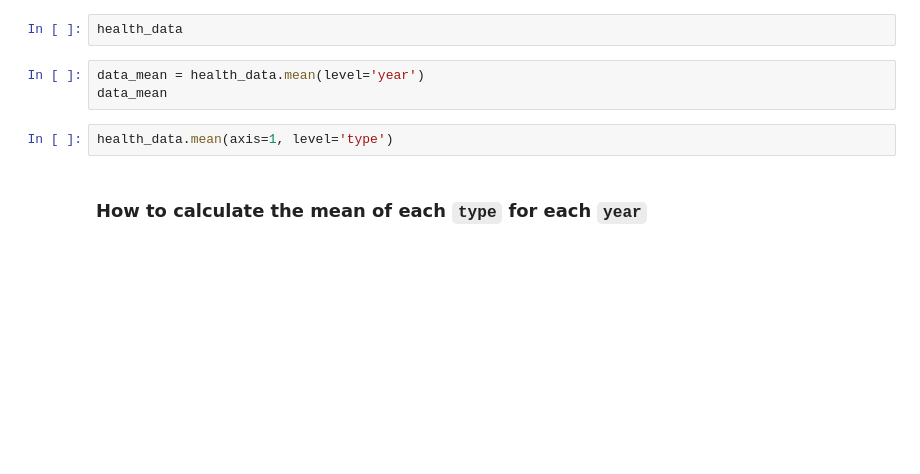
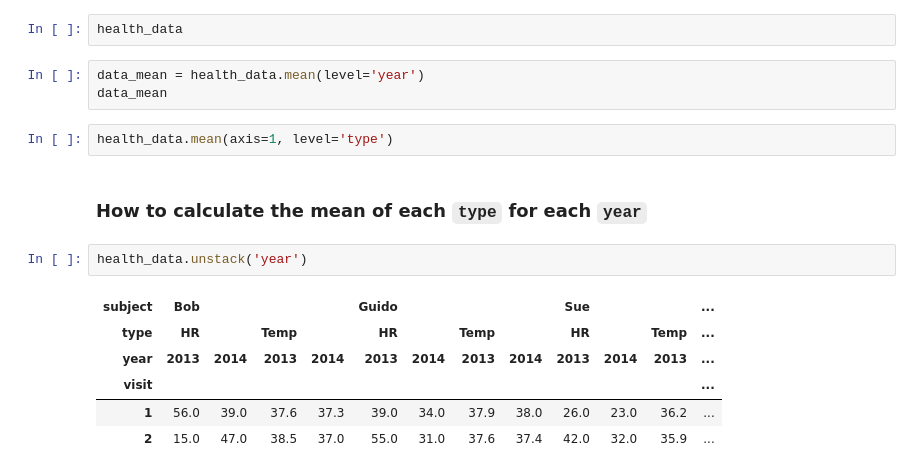
Before and after one commit to hangjianli/2019-fa-stats131, a Jupyter notebook: disc6.ipynb, the cells around one changed output. Drawn from its saved outputs; the diff is of its cells as text; blank space fills up the shorter version.

```diff
--- a/disc6.ipynb
+++ b/disc6.ipynb
@@ -169,5 +166,14 @@ data_mean
 health_data.mean(axis=1, level='type')
 # %% [markdown]
 ### How to calculate the mean of each `type` for each `year`
+# %%
+health_data.unstack('year')
+# %% [output]
+| subject | Bob |  |  |  | Guido |  |  |  | Sue |  |  | ... |
+| type | HR |  | Temp |  | HR |  | Temp |  | HR |  | Temp | ... |
+| year | 2013 | 2014 | 2013 | 2014 | 2013 | 2014 | 2013 | 2014 | 2013 | 2014 | 2013 | ... |
+| visit |  |  |  |  |  |  |  |  |  |  |  | ... |
+| 1 | 56.0 | 39.0 | 37.6 | 37.3 | 39.0 | 34.0 | 37.9 | 38.0 | 26.0 | 23.0 | 36.2 | ... |
+| 2 | 15.0 | 47.0 | 38.5 | 37.0 | 55.0 | 31.0 | 37.6 | 37.4 | 42.0 | 32.0 | 35.9 | ... |
 # %%
 health_data.stack().stack().groupby(['year', 'type']).mean()
```
Also changed, not shown: parts of 34 cells of this notebook.
